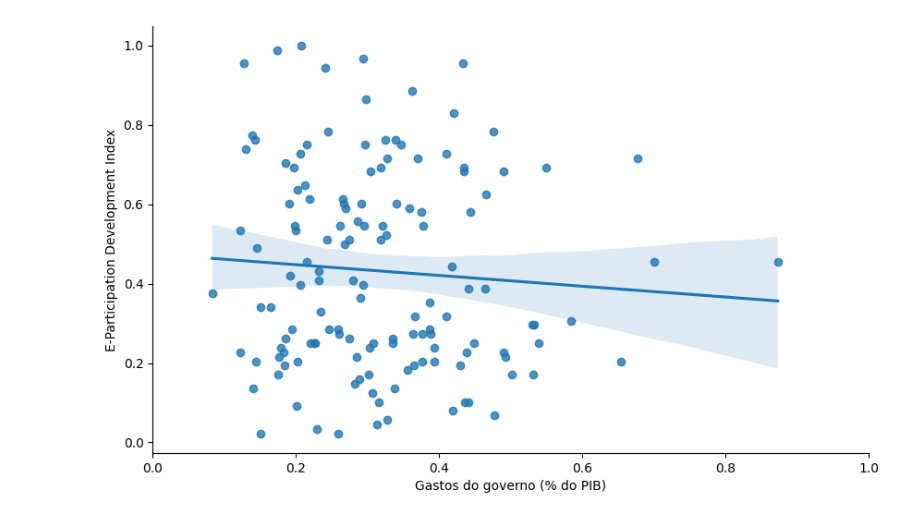
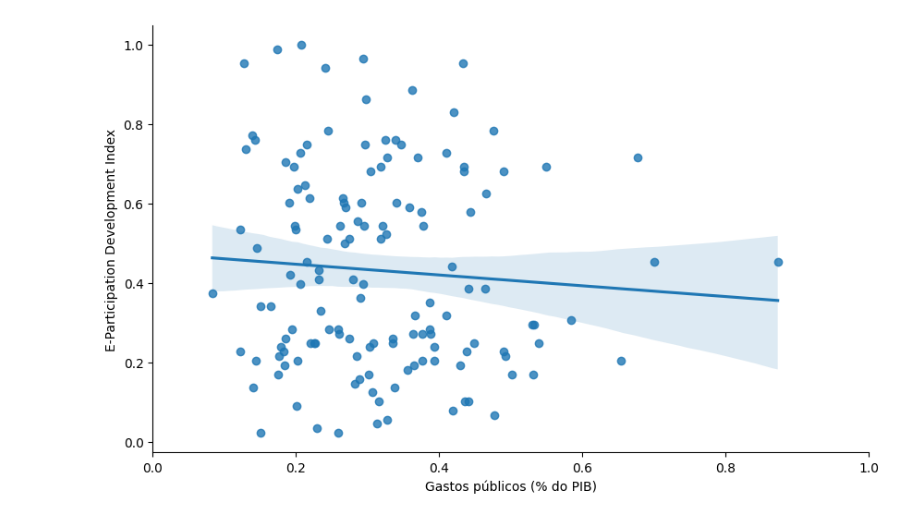
Before and after one commit to LazaroDamasceno/Dissertacao-Mestrado, a Jupyter notebook: eda/dispersao_correlacao/dispersao_epart_govexpenditure.ipynb, the cells around one changed output. Drawn from its saved outputs; the diff is of its cells as text; code cells hidden in the pictures.

```diff
--- a/eda/dispersao_correlacao/dispersao_epart_govexpenditure.ipynb
+++ b/eda/dispersao_correlacao/dispersao_epart_govexpenditure.ipynb
@@ -27,22 +27,22 @@ gov_expenditure = gov_expenditure[gov_expenditure['Country'].isin(paises)].reset
 # %%
 dispersao = pd.DataFrame()
 # %%
-dispersao["Gastos do governo (% do PIB)"] = gov_expenditure['Percentage']
+dispersao["Gastos públicos (% do PIB)"] = gov_expenditure['Percentage']
 # %%
 dispersao['E-Participation Development Index'] = epart['Porcentagem']
 # %%
-dispersao['Gastos do governo (% do PIB)'] = dispersao['Gastos do governo (% do PIB)'].apply(lambda x: x/100.0)
+dispersao['Gastos públicos (% do PIB)'] = dispersao['Gastos públicos (% do PIB)'].apply(lambda x: x/100.0)
 # %%
 import matplotlib.pyplot as plt
 import seaborn as sns
 
 plt.figure(figsize=(10, 6))
 
-sns.regplot(dispersao, x="Gastos do governo (% do PIB)", y='E-Participation Development Index')
+sns.regplot(dispersao, x="Gastos públicos (% do PIB)", y='E-Participation Development Index')
 
 sns.despine()
 plt.xlim(0, 1)
 plt.savefig('C:/Users/lazar/Master-Dissertation/figuras/egdi/dispersao_epart_govexpenditure.png', dpi=300, bbox_inches='tight')
 plt.show()
 # %% [output]
-[figure, old version]
+[figure, new version]
```
Also changed, not shown: 18 other files.
